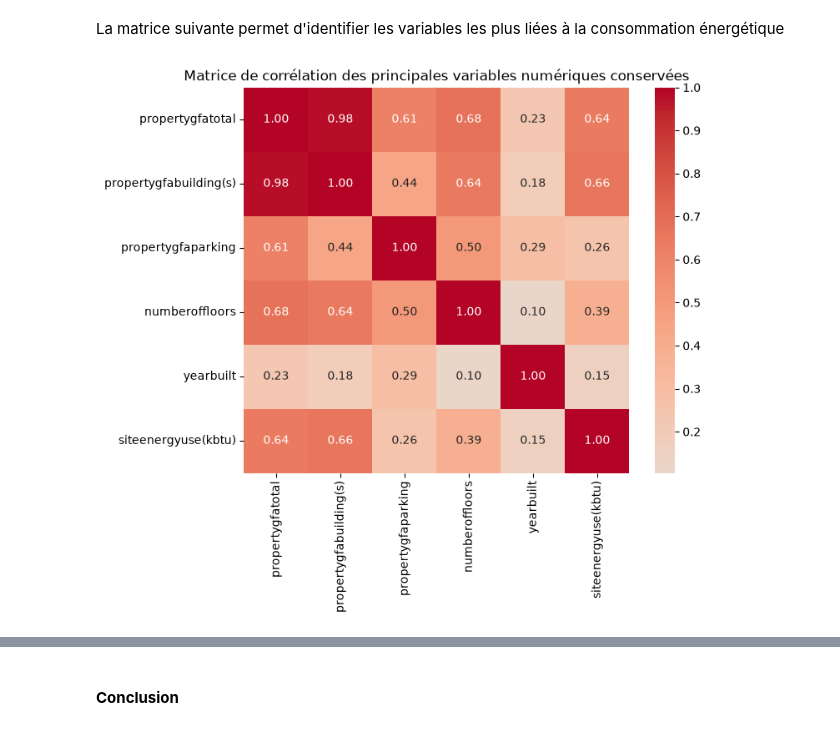
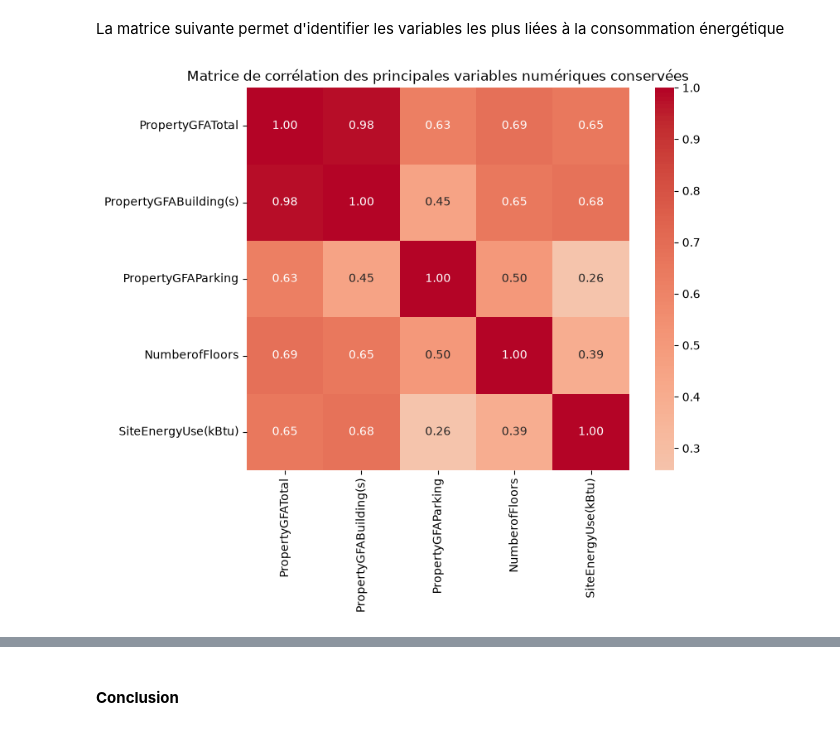
Before and after one commit to rafadmgs/Prediction_Consommation_Energetique_Batiments_Seattle, a Jupyter notebook: notebooks/P3_E1_EDA_exploratoire_data_analysis.ipynb, the cells around one changed output, grey strips where cells are left out. Drawn from its saved outputs; the diff is of its cells as text; code cells hidden in the pictures.

Commit message:
refactor: update project after mentor feedback and complete review

```diff
--- a/notebooks/P3_E1_EDA_exploratoire_data_analysis.ipynb
+++ b/notebooks/P3_E1_EDA_exploratoire_data_analysis.ipynb
@@ -177,7 +104,7 @@ non_residential_types = [
 ]
 
 df_building_consumption = df_building_consumption[
-    df_building_consumption["buildingtype"].isin(non_residential_types)
+    df_building_consumption["BuildingType"].isin(non_residential_types)
 ].copy()
 
 print(f"Nombre de bâtiments conservés : {df_building_consumption.shape[0]}")
@@ -574,0 +561,6 @@ summary.sort_values("missing_pct", ascending=False)
+# %%
+# Suppression de la variable "defaultdata"
+
+df_building_consumption.drop(columns=["DefaultData"], inplace=True)
+
+print("Variable supprimée : DefaultData")
@@ -607,7 +614,7 @@ Name: count, dtype: int64
 # Création d'une nouvelle colonne "usage_type" pour identifier les bâtiments à usage unique et les bâtiments à usages multiples
 
 df_building_consumption["usage_type"] = np.where(
-    df_building_consumption["secondlargestpropertyusetype"].isna(),
+    df_building_consumption["SecondLargestPropertyUseType"].isna(),
     "Mono-usage",
     "Multi-usages"
 )
@@ -914,0 +924,17 @@ plt.show()
+# %%
+# Suppression des bâtiments présentant des valeurs incohérentes
+
+rows_before = len(df_building_consumption)
+
+df_building_consumption = df_building_consumption[
+    (df_building_consumption["PropertyGFATotal"] > 0) &
+    (df_building_consumption["SiteEnergyUse(kBtu)"] > 0) &
+    (df_building_consumption["NumberofFloors"] >= 0) &
+    (df_building_consumption["YearBuilt"] <= 2016)
+].copy()
+
+rows_after = len(df_building_consumption)
+
+print(f"Nombre de lignes avant nettoyage : {rows_before}")
+print(f"Nombre de lignes après nettoyage : {rows_after}")
+print(f"Nombre de bâtiments supprimés : {rows_before - rows_after}")
@@ -1017,29 +1053,28 @@ La matrice suivante permet d'identifier les variables les plus liées à la cons
 # %%
 # Matrice de corrélation des principales variables numériques
 
 correlation_columns = [
-    "propertygfatotal",
-    "propertygfabuilding(s)",
-    "propertygfaparking",
-    "numberoffloors",
-    "yearbuilt",
-    "siteenergyuse(kbtu)"
+    "PropertyGFATotal",
+    "PropertyGFABuilding(s)",
+    "PropertyGFAParking",
+    "NumberofFloors",
+    "SiteEnergyUse(kBtu)"
 ]
 
 corr = df_building_consumption[correlation_columns].corr()
 
 plt.figure(figsize=(8, 6))
 
 sns.heatmap(
     corr,
     annot=True,
     cmap="coolwarm",
     center=0,
     fmt=".2f",
     square=True
 )
 
 plt.title("Matrice de corrélation des principales variables numériques conservées")
 plt.show()
 # %% [output]
-[figure, old version]
+[figure, new version]
```
Also changed, not shown: parts of 56 cells of this notebook, 11 other files.
